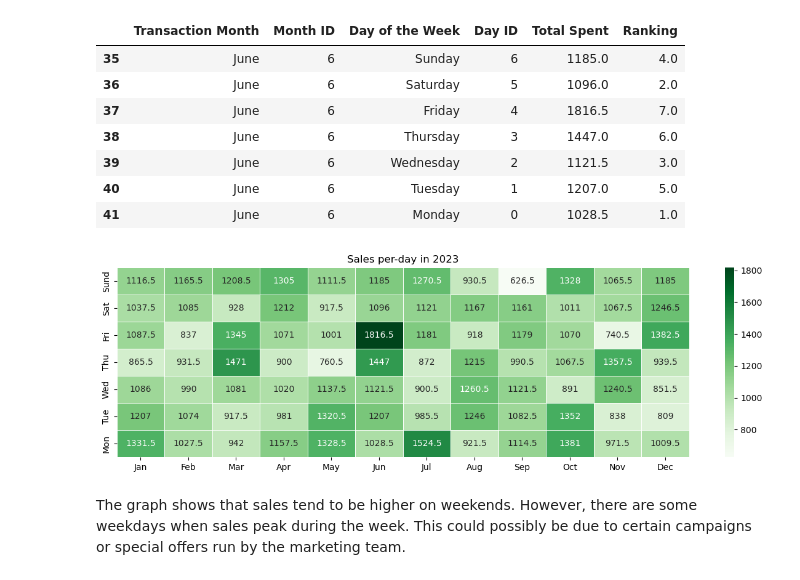
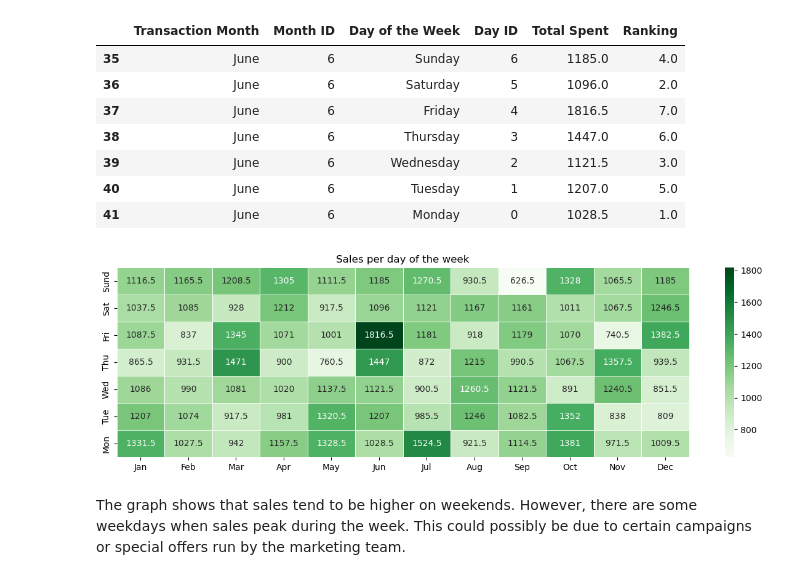
Before and after one commit to jeeenss/Data-Analysis-with-Python, a Jupyter notebook: Cafe_Sales/cafe_sales_analysis.ipynb, the cells around one changed output. Saved outputs shown, nothing was run; the diff lists cells and outputs as text; code cells hidden in the pictures.

```diff
--- a/Cafe_Sales/cafe_sales_analysis.ipynb
+++ b/Cafe_Sales/cafe_sales_analysis.ipynb
@@ -1308,15 +1286,15 @@ result_daily[result_daily['Month ID'] == 6]
 # %%
 res_pivot=result_daily.pivot_table(index='Day ID', columns='Month ID', values='Total Spent')
 fig, ax = plt.subplots(figsize=(15,4))
 ylabels = ['Mon', 'Tue', 'Wed', 'Thu', 'Fri', 'Sat', 'Sund']
 xlabels = ['Jan', 'Feb', 'Mar', 'Apr', 'May', 'Jun', 'Jul', 'Aug', 'Sep', 'Oct', 'Nov', 'Dec']
 ax = sns.heatmap(res_pivot, annot=True, linewidth=.5, fmt='.5g', cmap='Greens', yticklabels=ylabels, xticklabels=xlabels )
 ax.invert_yaxis()
 ax.set(ylabel='', xlabel='')
-plt.title('Sales per-day in 2023')
+plt.title('Sales per day of the week')
 plt.show()
 # %% [output]
-[figure, old version]
+[figure, new version]
 # %% [markdown]
 The graph shows that sales tend to be higher on weekends. However, there are some weekdays when sales peak during the week. This could possibly be due to certain campaigns or special offers run by the marketing team.
 # %% [markdown]
```
Also changed, not shown: parts of 9 cells of this notebook.
